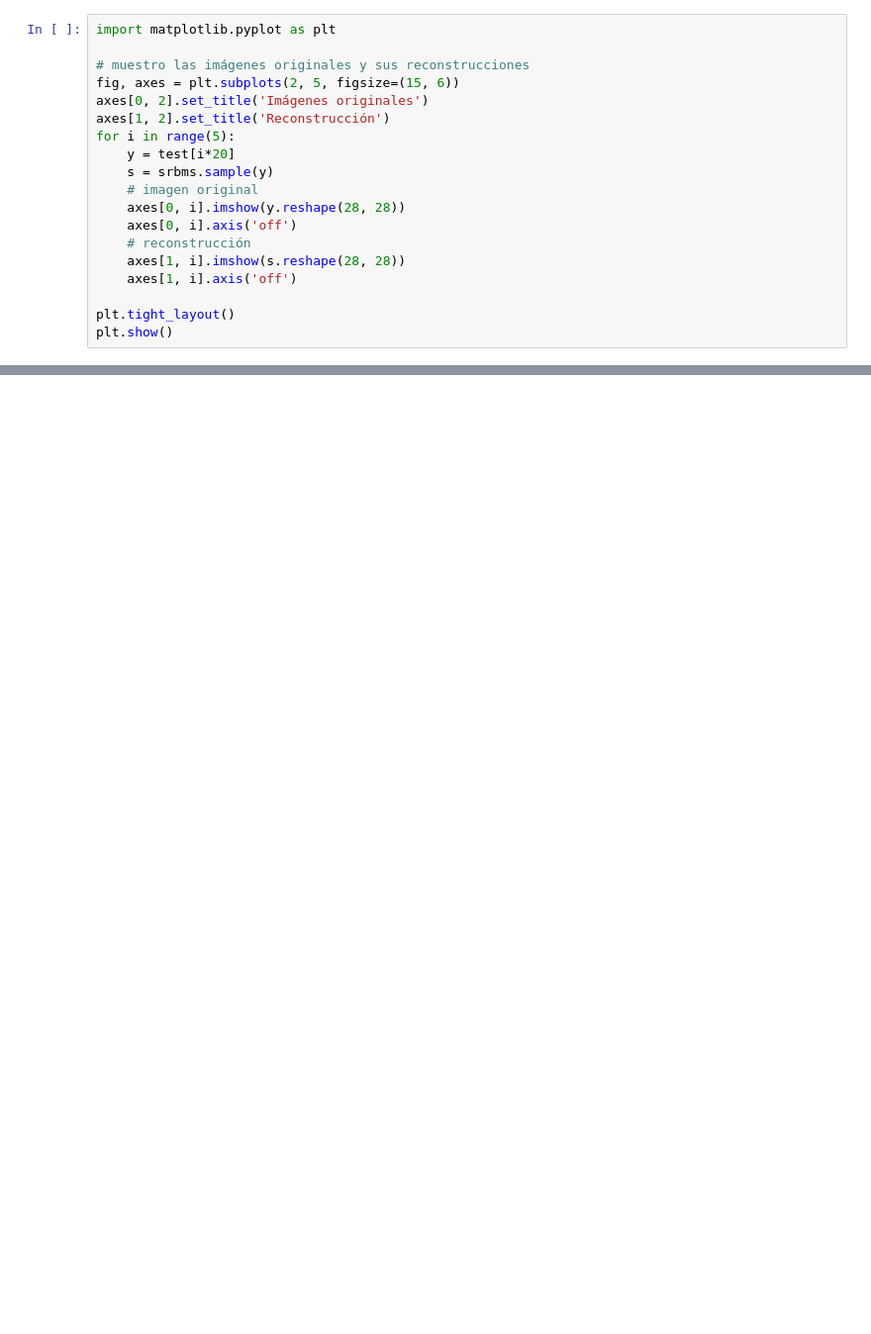
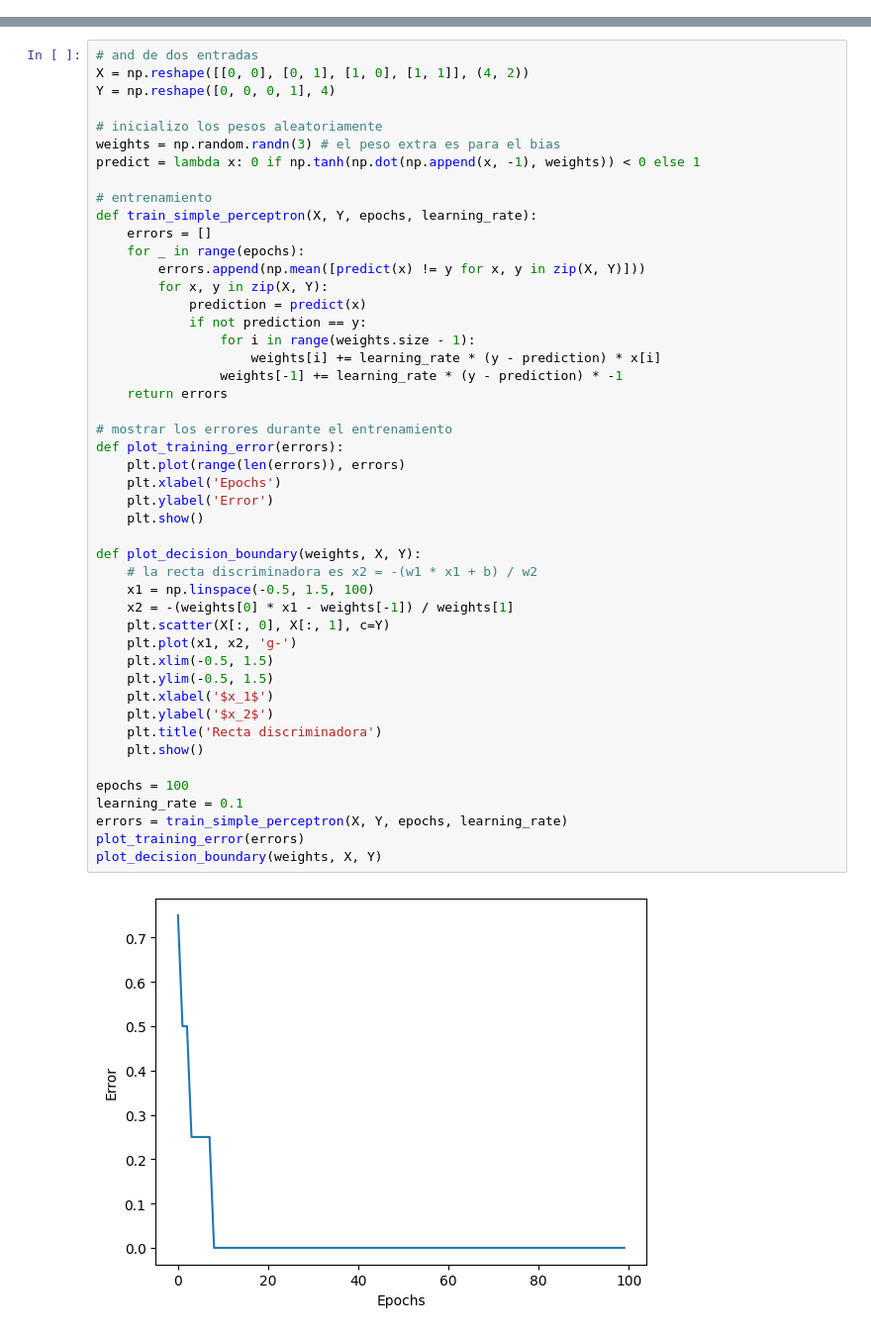
Before and after one commit to alejoordonez02/tp2-aprendizaje-profundo, a Jupyter notebook: tp2.ipynb, the cells around one changed output, grey strips where cells are left out. Shown: that part at 99% size. Saved outputs shown, nothing was run; the diff lists cells and outputs as text; blank space fills up the shorter version.

```diff
--- a/tp2.ipynb
+++ b/tp2.ipynb
@@ -324,19 +0,0 @@ srbms.learn(train, epsilon=0.07, n=1000)
-# %%
-import matplotlib.pyplot as plt
-
-# muestro las imágenes originales y sus reconstrucciones
-fig, axes = plt.subplots(2, 5, figsize=(15, 6))
-axes[0, 2].set_title('Imágenes originales')
-axes[1, 2].set_title('Reconstrucción')
-for i in range(5):
-    y = test[i*20]
-    s = srbms.sample(y)
-    # imagen original
-    axes[0, i].imshow(y.reshape(28, 28))
-    axes[0, i].axis('off')
-    # reconstrucción
-    axes[1, i].imshow(s.reshape(28, 28))
-    axes[1, i].axis('off')
-
-plt.tight_layout()
-plt.show()
@@ -502,0 +30,49 @@ comparación con lo obtenido usando las imágenes originales?
+# %%
+# and de dos entradas
+X = np.reshape([[0, 0], [0, 1], [1, 0], [1, 1]], (4, 2))
+Y = np.reshape([0, 0, 0, 1], 4)
+
+# inicializo los pesos aleatoriamente
+weights = np.random.randn(3) # el peso extra es para el bias
+predict = lambda x: 0 if np.tanh(np.dot(np.append(x, -1), weights)) < 0 else 1
+
+# entrenamiento
+def train_simple_perceptron(X, Y, epochs, learning_rate):
+    errors = []
+    for _ in range(epochs):
+        errors.append(np.mean([predict(x) != y for x, y in zip(X, Y)]))
+        for x, y in zip(X, Y):
+            prediction = predict(x)
+            if not prediction == y:
+                for i in range(weights.size - 1):
+                    weights[i] += learning_rate * (y - prediction) * x[i]
+                weights[-1] += learning_rate * (y - prediction) * -1
+    return errors
+
+# mostrar los errores durante el entrenamiento
+def plot_training_error(errors):
+    plt.plot(range(len(errors)), errors)
+    plt.xlabel('Epochs')
+    plt.ylabel('Error')
+    plt.show()
+
+def plot_decision_boundary(weights, X, Y):
+    # la recta discriminadora es x2 = -(w1 * x1 + b) / w2
+    x1 = np.linspace(-0.5, 1.5, 100)
+    x2 = -(weights[0] * x1 - weights[-1]) / weights[1]
+    plt.scatter(X[:, 0], X[:, 1], c=Y)
+    plt.plot(x1, x2, 'g-')
+    plt.xlim(-0.5, 1.5)
+    plt.ylim(-0.5, 1.5)
+    plt.xlabel('$x_1$')
+    plt.ylabel('$x_2$')
+    plt.title('Recta discriminadora')
+    plt.show()
+
+epochs = 100
+learning_rate = 0.1
+errors = train_simple_perceptron(X, Y, epochs, learning_rate)
+plot_training_error(errors)
+plot_decision_boundary(weights, X, Y)
+# %% [output]
+[figure, added]
```
Also changed, not shown: parts of 57 cells of this notebook, 1 other file.
